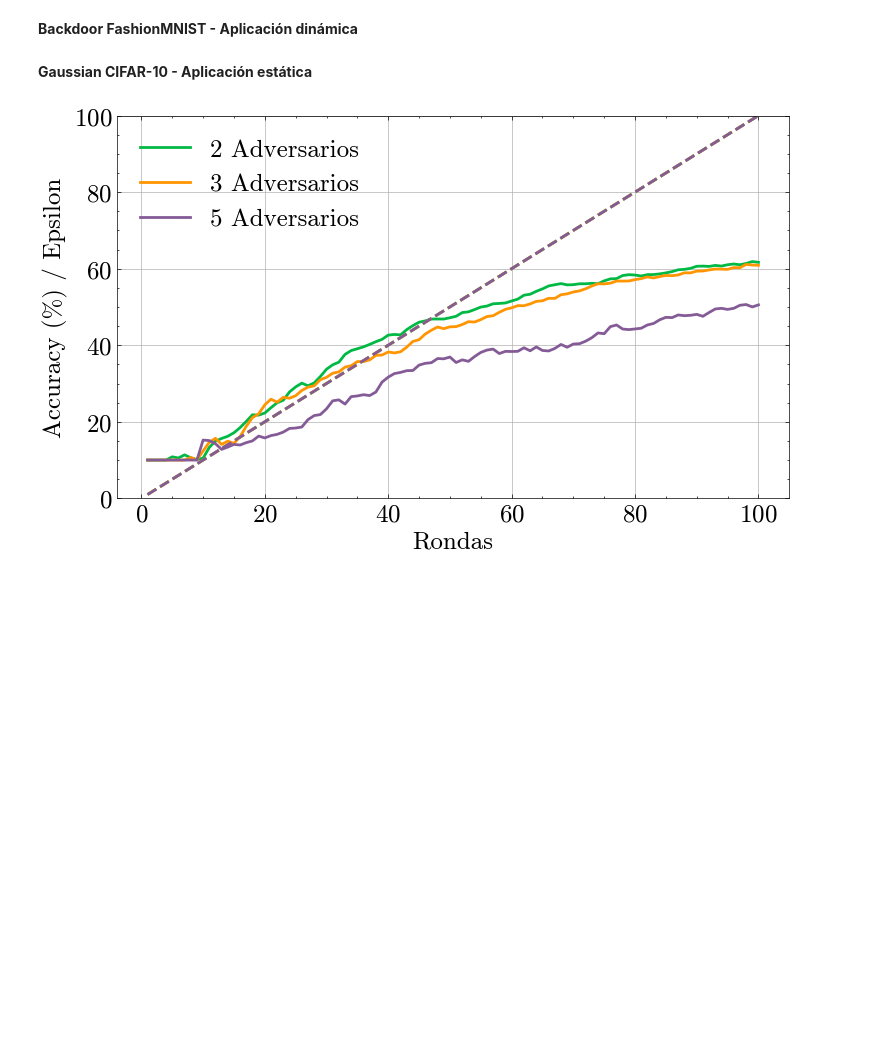
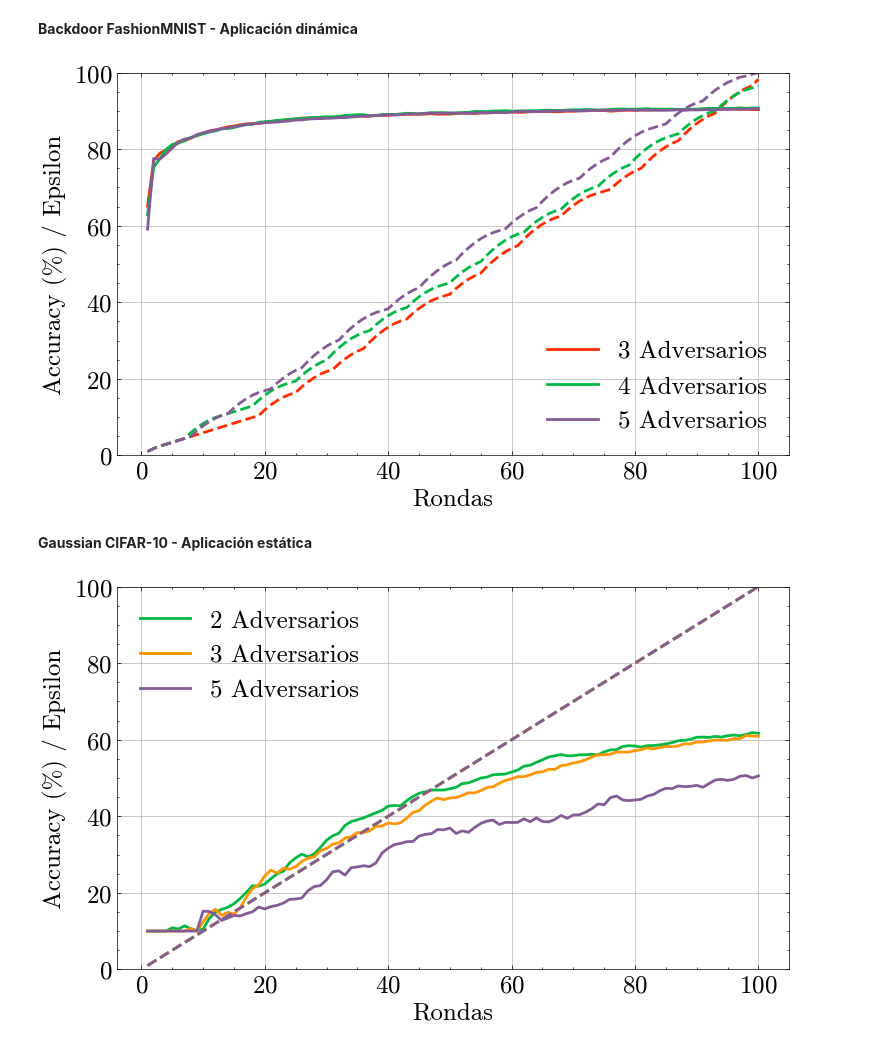
Before and after one commit to gullogullito/DP-LinProg-Optimization, a Jupyter notebook: figuras_TFG.ipynb, the cells around one changed output. Cells and saved outputs as stored; diff of their text form; code cells hidden in the pictures; blank space fills up the shorter version.

```diff
--- a/figuras_TFG.ipynb
+++ b/figuras_TFG.ipynb
@@ -555,5 +563,46 @@ plt.savefig('Gaussian_CIFAR.png', dpi=300)
 # %% [markdown]
 **Backdoor FashionMNIST - Aplicación dinámica**
+# %%
+df2 = pd.read_csv('metrics_DP_LP_3poisoned.csv')
+df3 = pd.read_csv('metrics_DP_LP_4poisoned.csv')
+df5 = pd.read_csv('metrics_DP_LP_5poisoned.csv')
+
+rondas = df2['Round']
+accuracies2 = df2['Accuracy (%)']
+epsilon_cummulative2 = df2['Epsilon Acumulado']
+
+accuracies3 = df3['Accuracy (%)']
+epsilon_cummulative3 = df3['Epsilon Acumulado']
+
+accuracies5 = df5['Accuracy (%)']
+epsilon_cummulative5 = df5['Epsilon Acumulado']
+
+plt.style.use(['science', 'no-latex'])
+fig, ax1 = plt.subplots(figsize=(8, 5))
+
+color1 = 'C3'
+color2 = 'C1'
+color3 = 'C4'
+ax1.set_xlabel('Rondas')
+ax1.set_ylabel('Accuracy (%) / Epsilon', color='black')
+ln1 = ax1.plot(rondas, accuracies2, color=color1, label='Accuracy (%)', linewidth=2)
+ln2 = ax1.plot(rondas, epsilon_cummulative2, color=color1, label='Epsilon acumulado', linestyle='--', linewidth=2)
+ln3 = ax1.plot(rondas, accuracies3, color=color2, label='Accuracy (%)', linewidth=2)
+ln4 = ax1.plot(rondas, epsilon_cummulative3, color=color2, label='Epsilon acumulado', linestyle='--', linewidth=2)
+ln5 = ax1.plot(rondas, accuracies5, color=color3, label='Accuracy (%)', linewidth=2)
+ln6 = ax1.plot(rondas, epsilon_cummulative5, color=color3, label='Epsilon acumulado', linestyle='--', linewidth=2)
+ax1.tick_params(axis='y', labelcolor='black')
+ax1.set_ylim(0, 100)
+
+lines = ln1 + ln3  + ln5
+labels = ["3 Adversarios", "4 Adversarios", "5 Adversarios"]
+ax1.legend(lines, labels, loc='best')
+
+fig.tight_layout()
+plt.grid(True)
+plt.savefig('Backdoor_poisoned_LP.png', dpi=300)
+# %% [output]
+[figure, added]
 # %% [markdown]
 **Gaussian CIFAR-10 - Aplicación estática**
 # %%
```
Also changed, not shown: parts of 4 cells of this notebook, 8 other files.
